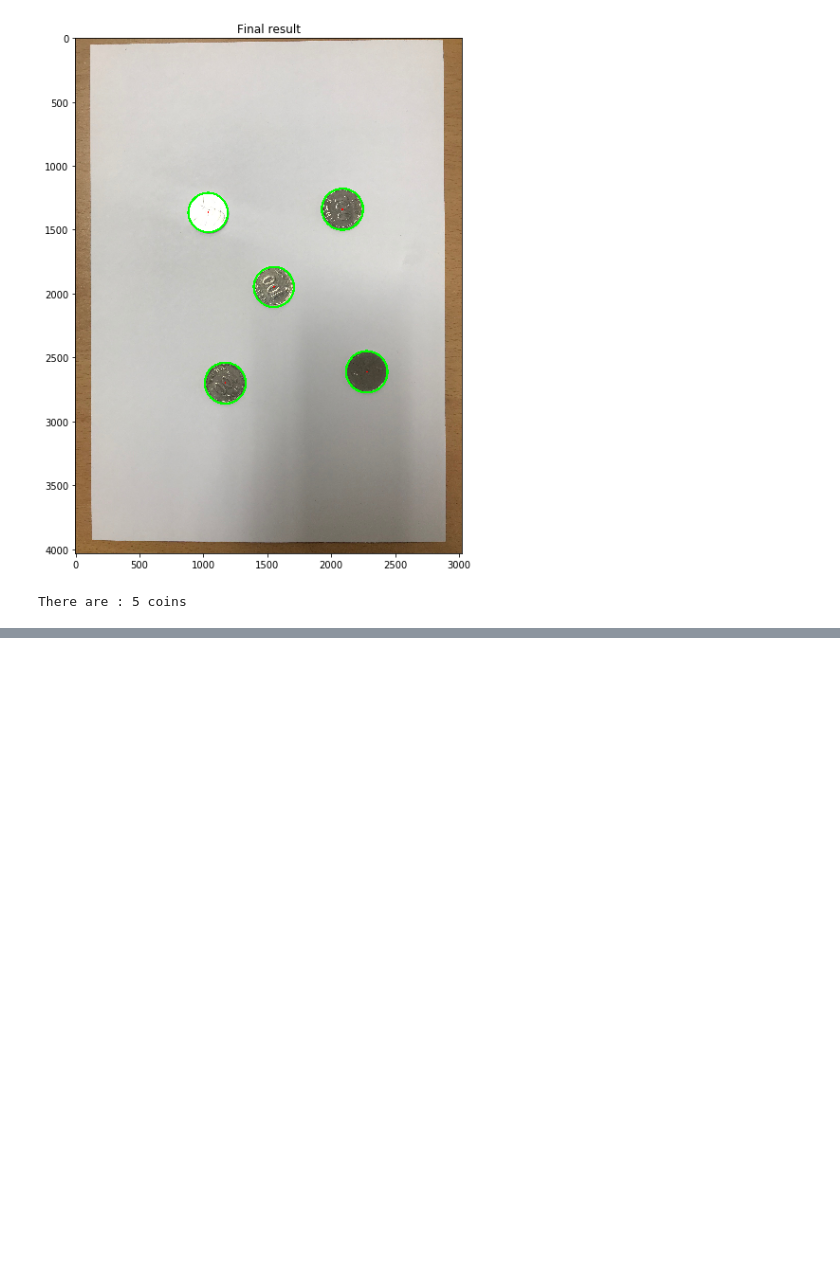
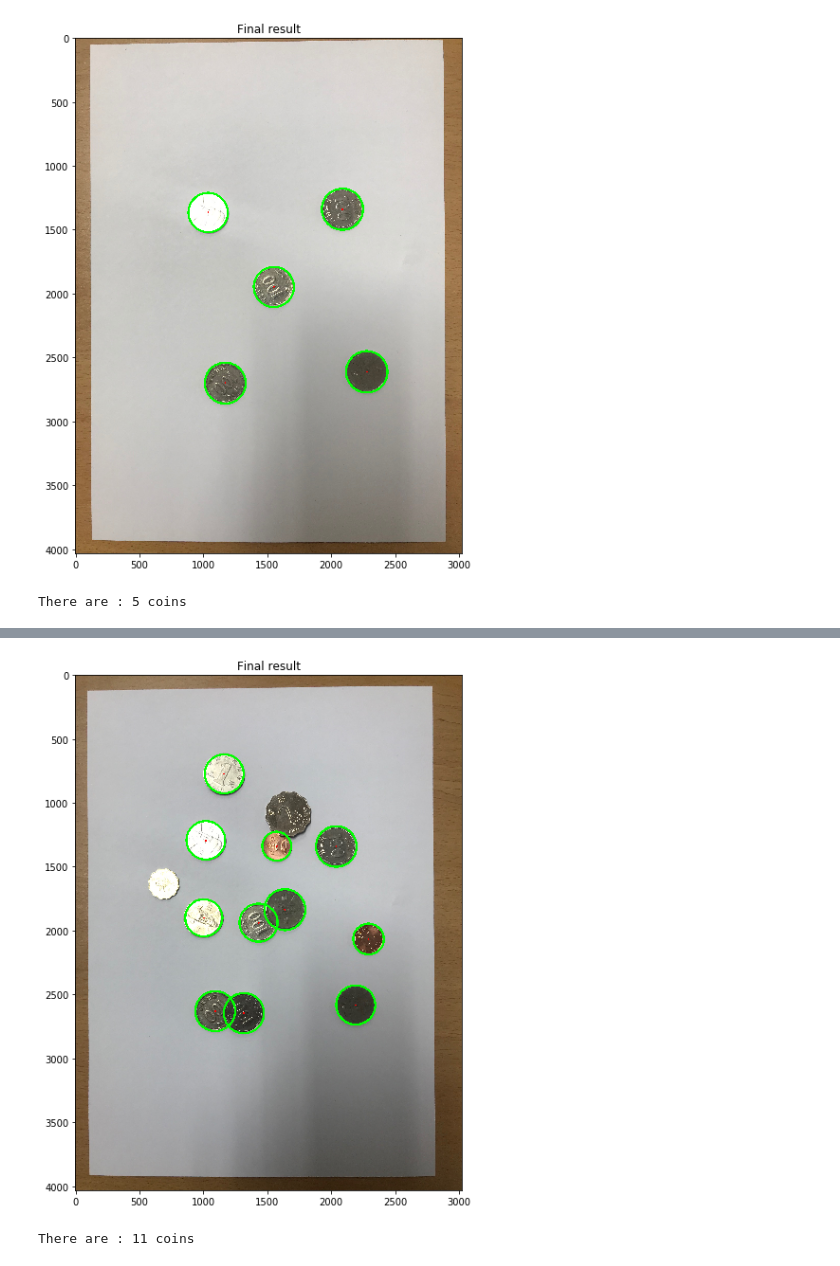
Before and after one commit to yusuphkoni/computer-vision, a Jupyter notebook: coin.ipynb, the cells around one changed output, grey strips where cells are left out. Drawn from its saved outputs; the diff is of its cells as text; code cells hidden in the pictures; blank space fills up the shorter version.

```diff
--- a/coin.ipynb
+++ b/coin.ipynb
@@ -28,0 +57,28 @@ There are : 5 coins
+# %%
+import cv2
+import numpy as np
+from matplotlib import pyplot as plt
+
+img = cv2.imread('IMG_8255.jpg')
+x = cv2.medianBlur(img,5)
+cimg = cv2.cvtColor(x, cv2.COLOR_BGR2GRAY)
+blur = cv2.GaussianBlur(cimg, (25, 25), 0)
+
+circles = cv2.HoughCircles(blur,cv2.HOUGH_GRADIENT,1,100,param1=100,param2=40,minRadius=0,maxRadius=0)
+
+circles = np.uint16(np.around(circles))
+for i in circles[0,:]:
+    # draw the outer circle
+    cv2.circle(img,(i[0],i[1]),i[2],(0,255,0),15)
+    # draw the center of the circle
+    cv2.circle(img,(i[0],i[1]),2,(0,0,255),9)
+
+plt.rcParams['figure.figsize'] = (16,10)
+plt.imshow(cv2.cvtColor(img, cv2.COLOR_BGR2RGB))
+plt.title("Final result")
+plt.show()
+
+print("There are : " + str(circles.shape[1]) + " coins")
+# %% [output]
+[figure, added]
+There are : 11 coins
```
Also changed, not shown: parts of 2 cells of this notebook.
